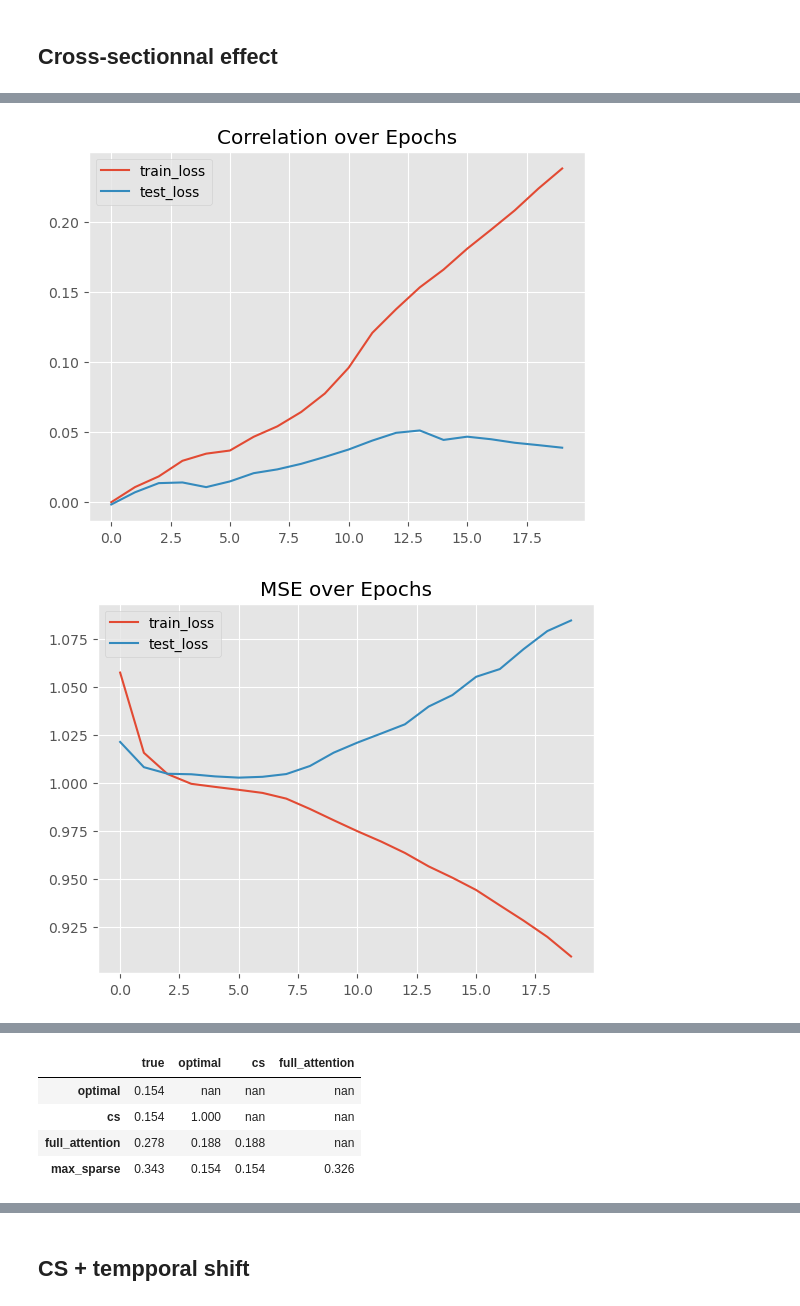
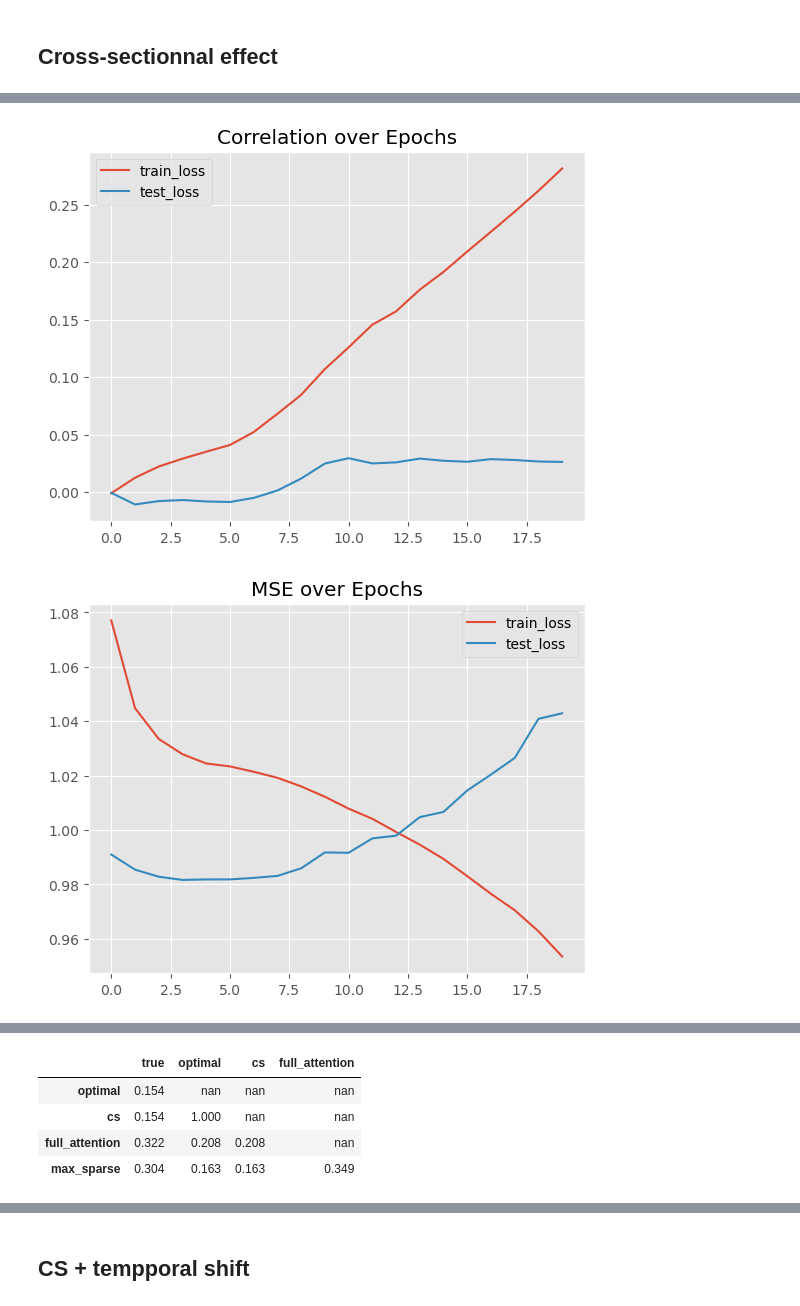
Before and after one commit to cyrilgarcia009/TSNN, a Jupyter notebook: notebooks/sparsity.ipynb, the cells around one changed output, grey strips where cells are left out. Cells and saved outputs as stored; diff of their text form; code cells hidden in the pictures.

```diff
--- a/notebooks/sparsity.ipynb
+++ b/notebooks/sparsity.ipynb
@@ -230,10 +230,10 @@ for c in [0.01]:
 #             dropout=0.1, dim_feedforward=256, sparsify=keep_topk_per_row, roll_y=True
 #         ).to(device),
 
-#         'max_sparse': models.CustomBiDimensionalTransformer(
-#             Config.n_ts, Config.n_f, 10, mask=mask_1, layers='TC', nhead=1,
-#             dropout=0.1, dim_feedforward=256, sparsify=keep_by_max_value, roll_y=True
-#         ).to(device),
+        'max_sparse': models.CustomBiDimensionalTransformer(
+            Config.n_ts, Config.n_f, 10, mask=mask_c, layers='TC', nhead=1,
+            dropout=0.1, dim_feedforward=256, sparsify=keep_by_max_value, roll_y=True
+        ).to(device),
 
 #         'dynamic_sparse': sparse_model,
     }
@@ -390,12 +418,12 @@ for c in [0.03]:
 #         ).to(device),
 
 #         'top_k_sparse': models.CustomBiDimensionalTransformer(
-#             Config.n_ts, Config.n_f, 10, mask=mask_1, layers='TCTC', nhead=1,
+#             Config.n_ts, Config.n_f, 10, mask=mask_c, layers='TCTC', nhead=1,
 #             dropout=0.1, dim_feedforward=256, sparsify=keep_topk_per_row, roll_y=True
 #         ).to(device),
 
         'max_sparse': models.CustomBiDimensionalTransformer(
-            Config.n_ts, Config.n_f, 10, mask=mask_1, layers='TCTC', nhead=4,
+            Config.n_ts, Config.n_f, 10, mask=mask_c, layers='TCTC', nhead=4,
             dropout=0.1, dim_feedforward=256, sparsify=keep_by_max_value, roll_y=True
         ).to(device),
 
@@ -515,7 +543,7 @@ mask = causal_mask_radius
 mask_1 = build_attention_mask(mask, 10, device=device)
 
 
-for c in [0.01]:
+for c in [0.05]:
     @dataclass
     class Config:
         T: int = 4000
@@ -561,12 +589,12 @@ for c in [0.01]:
 #         ).to(device),
 
 #         'top_k_sparse': models.CustomBiDimensionalTransformer(
-#             Config.n_ts, Config.n_f, 10, mask=mask_1, layers='TC', nhead=1,
+#             Config.n_ts, Config.n_f, 10, mask=mask_c, layers='TC', nhead=1,
 #             dropout=0.1, dim_feedforward=256, sparsify=keep_topk_per_row, roll_y=True
 #         ).to(device),
 
         'max_sparse': models.CustomBiDimensionalTransformer(
-            Config.n_ts, Config.n_f, 10, mask=mask_1, layers='TC', nhead=1,
+            Config.n_ts, Config.n_f, 10, mask=mask_c, layers='TC', nhead=1,
             dropout=0.1, dim_feedforward=256, sparsify=keep_by_max_value, roll_y=True
         ).to(device),
 
@@ -598,2 +626,2 @@ for c in [0.01]:
-[figure, old version]
+[figure, new version]
-[figure, old version]
+[figure, new version]
@@ -601,6 +629,6 @@ for c in [0.01]:
 |  | true | optimal | cs | full_attention |
 | optimal | 0.154 | nan | nan | nan |
 | cs | 0.154 | 1.000 | nan | nan |
-| full_attention | 0.278 | 0.188 | 0.188 | nan |
-| max_sparse | 0.343 | 0.154 | 0.154 | 0.326 |
+| full_attention | 0.322 | 0.208 | 0.208 | nan |
+| max_sparse | 0.304 | 0.163 | 0.163 | 0.349 |
 |  | true | optimal | cs | full_attention |
```
Also changed, not shown: parts of 10 cells of this notebook.
